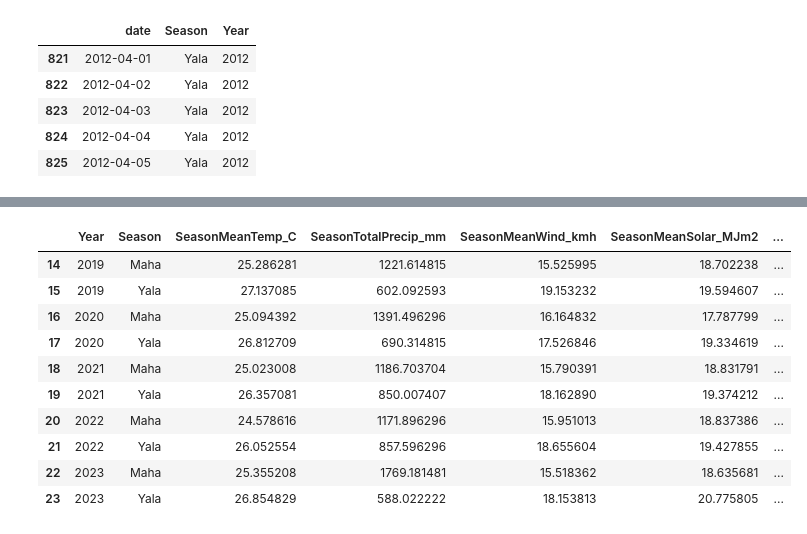
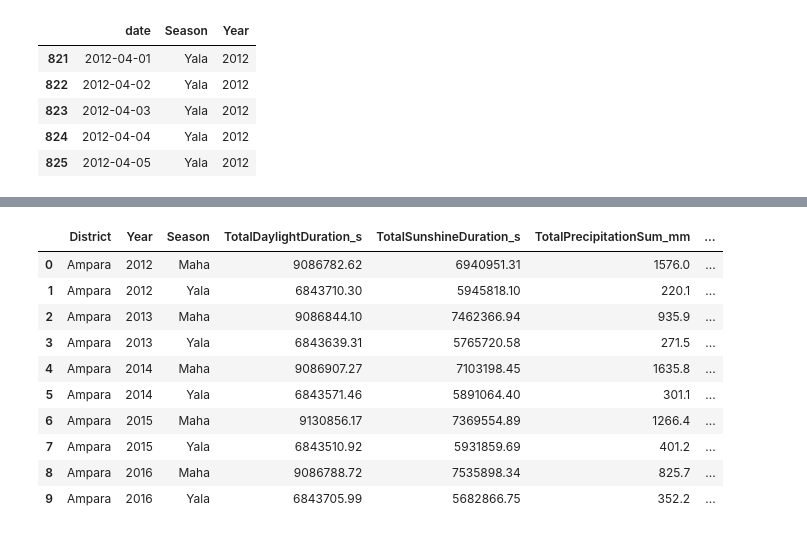
Before and after one commit to DTD-Wijesinghe/IT3091---Machine-Learning-Assignment, a Jupyter notebook: 02_IT24100533_Danthanarayana_DMR_Weather.ipynb, the cells around one changed output, grey strips where cells are left out. Drawn from its saved outputs; the diff is of its cells as text; code cells hidden in the pictures.

Commit message:
Updated weather and location preprocessing

```diff
--- a/02_IT24100533_Danthanarayana_DMR_Weather.ipynb
+++ b/02_IT24100533_Danthanarayana_DMR_Weather.ipynb
@@ -111,33 +111,52 @@ display(weather[["date", "Season", "Year"]].head())
 | 824 | 2012-04-04 | Yala | 2012 |
 | 825 | 2012-04-05 | Yala | 2012 |
 # %%
-WEATHER_COLS = [
-    "temperature_2m_mean (°C)",
-    "precipitation_sum (mm)",
-    "wind_speed_10m_max (km/h)",
-    "shortwave_radiation_sum (MJ/m²)",
-    "et0_fao_evapotranspiration (mm)"
+# Every numeric weather column is kept (sunrise/sunset are time-of-day text, so they are dropped)
+SUM_COLS = [
+    "daylight_duration (s)", "sunshine_duration (s)", "precipitation_sum (mm)", "rain_sum (mm)",
+    "precipitation_hours (h)", "shortwave_radiation_sum (MJ/m²)", "et0_fao_evapotranspiration (mm)"
 ]
+MEAN_COLS = [
+    "temperature_2m_max (°C)", "temperature_2m_min (°C)", "temperature_2m_mean (°C)",
+    "apparent_temperature_max (°C)", "apparent_temperature_min (°C)", "apparent_temperature_mean (°C)",
+    "wind_speed_10m_max (km/h)", "wind_gusts_10m_max (km/h)", "wind_direction_10m_dominant (°)"
+]
+CODE_COL = "weather_code (wmo code)"
+WEATHER_COLS = SUM_COLS + MEAN_COLS + [CODE_COL]
 
 for c in WEATHER_COLS:
     weather[c] = pd.to_numeric(weather[c], errors="coerce")
 
-weather_daily_nat = (
-    weather.groupby(["date", "Season", "Year"], as_index=False)[WEATHER_COLS]
-           .mean()
+def clean(col):
+    name = re.sub(r"\s*\(.*?\)", "", col)
+    unit = re.search(r"\((.*?)\)", col)
+    unit = re.sub(r"[^0-9A-Za-z]+", "", unit.group(1).replace("²", "2")) if unit else ""
+    name = "".join(w.capitalize() for w in re.split(r"[_\s]+", name.strip()))
+    return name + (f"_{unit}" if unit else "")
+
+def summarise(df, group_cols):
+    agg = {}
+    for c in SUM_COLS:
+        agg["Total" + clean(c)] = (c, "sum")
+    for c in MEAN_COLS:
+        agg["Mean" + clean(c)] = (c, "mean")
+    agg["MostCommonWeatherCode"] = (CODE_COL, lambda s: s.mode().iloc[0] if s.notna().any() else np.nan)
+    agg["WeatherDays"] = ("date", "nunique")
+    return df.groupby(group_cols, as_index=False).agg(**agg)
+
+# District level (one row per city / Year / Season)
+weather_district = summarise(weather.rename(columns={"city_name": "District"}), ["District", "Year", "Season"])
+
+# National level (average across all cities per day first, then summarised per Year / Season)
+weather_daily_nat = weather.groupby(["date", "Season", "Year"], as_index=False)[WEATHER_COLS].mean()
+weather_national = summarise(weather_daily_nat, ["Year", "Season"])
+weather_national.insert(0, "District", "National Total")
+
+weather_season = (
+    pd.concat([weather_national, weather_district], ignore_index=True)
+      .sort_values(["District", "Year", "Season"]).reset_index(drop=True)
 )
 
-weather_season = (
-    weather_daily_nat.groupby(["Year", "Season"], as_index=False)
-    .agg(
-        SeasonMeanTemp_C=("temperature_2m_mean (°C)", "mean"),
-        SeasonTotalPrecip_mm=("precipitation_sum (mm)", "sum"),
-        SeasonMeanWind_kmh=("wind_speed_10m_max (km/h)", "mean"),
-        SeasonMeanSolar_MJm2=("shortwave_radiation_sum (MJ/m²)", "mean"),
-        SeasonTotalET0_mm=("et0_fao_evapotranspiration (mm)", "sum"),
-        WeatherDays=("date", "nunique")
-    )
-)
-
-display(weather_season.tail(10))
+print("Shape:", weather_season.shape)
+display(weather_season.head(10))
 # %% [output]
@@ -144,14 +164,14 @@ display(weather_season.tail(10))
-|  | Year | Season | SeasonMeanTemp_C | SeasonTotalPrecip_mm | SeasonMeanWind_kmh | SeasonMeanSolar_MJm2 | ... |
-| 14 | 2019 | Maha | 25.286281 | 1221.614815 | 15.525995 | 18.702238 | ... |
-| 15 | 2019 | Yala | 27.137085 | 602.092593 | 19.153232 | 19.594607 | ... |
-| 16 | 2020 | Maha | 25.094392 | 1391.496296 | 16.164832 | 17.787799 | ... |
-| 17 | 2020 | Yala | 26.812709 | 690.314815 | 17.526846 | 19.334619 | ... |
-| 18 | 2021 | Maha | 25.023008 | 1186.703704 | 15.790391 | 18.831791 | ... |
-| 19 | 2021 | Yala | 26.357081 | 850.007407 | 18.162890 | 19.374212 | ... |
-| 20 | 2022 | Maha | 24.578616 | 1171.896296 | 15.951013 | 18.837386 | ... |
-| 21 | 2022 | Yala | 26.052554 | 857.596296 | 18.655604 | 19.427855 | ... |
-| 22 | 2023 | Maha | 25.355208 | 1769.181481 | 15.518362 | 18.635681 | ... |
-| 23 | 2023 | Yala | 26.854829 | 588.022222 | 18.153813 | 20.775805 | ... |
+|  | District | Year | Season | TotalDaylightDuration_s | TotalSunshineDuration_s | TotalPrecipitationSum_mm | ... |
+| 0 | Ampara | 2012 | Maha | 9086782.62 | 6940951.31 | 1576.0 | ... |
+| 1 | Ampara | 2012 | Yala | 6843710.30 | 5945818.10 | 220.1 | ... |
+| 2 | Ampara | 2013 | Maha | 9086844.10 | 7462366.94 | 935.9 | ... |
+| 3 | Ampara | 2013 | Yala | 6843639.31 | 5765720.58 | 271.5 | ... |
+| 4 | Ampara | 2014 | Maha | 9086907.27 | 7103198.45 | 1635.8 | ... |
+| 5 | Ampara | 2014 | Yala | 6843571.46 | 5891064.40 | 301.1 | ... |
+| 6 | Ampara | 2015 | Maha | 9130856.17 | 7369554.89 | 1266.4 | ... |
+| 7 | Ampara | 2015 | Yala | 6843510.92 | 5931859.69 | 401.2 | ... |
+| 8 | Ampara | 2016 | Maha | 9086788.72 | 7535898.34 | 825.7 | ... |
+| 9 | Ampara | 2016 | Yala | 6843705.99 | 5682866.75 | 352.2 | ... |
 # %%
 weather_output = PREPROCESSED_PATH / "02_weather_preprocessed.csv"
 weather_season.to_csv(weather_output, index=False)
```
Also changed, not shown: parts of 3 cells of this notebook, 3 other files.
